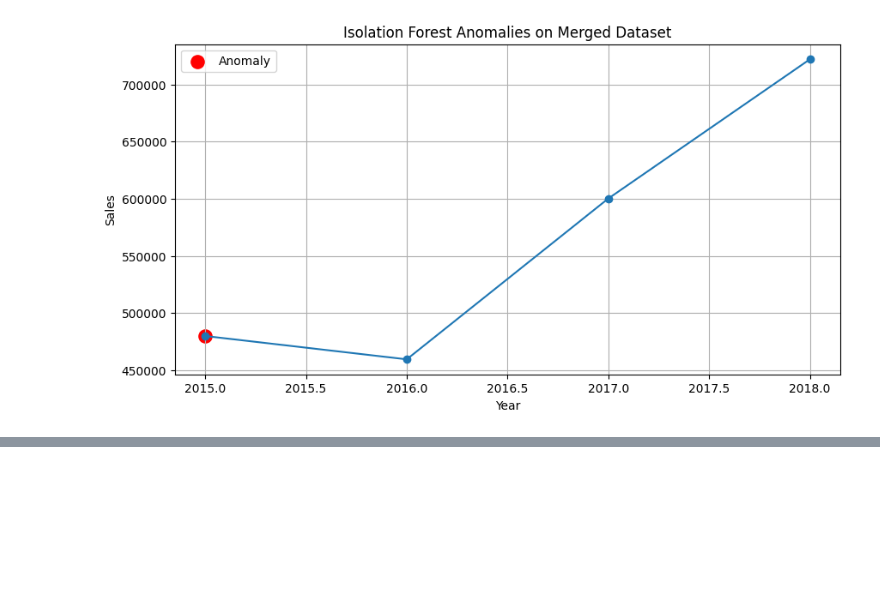
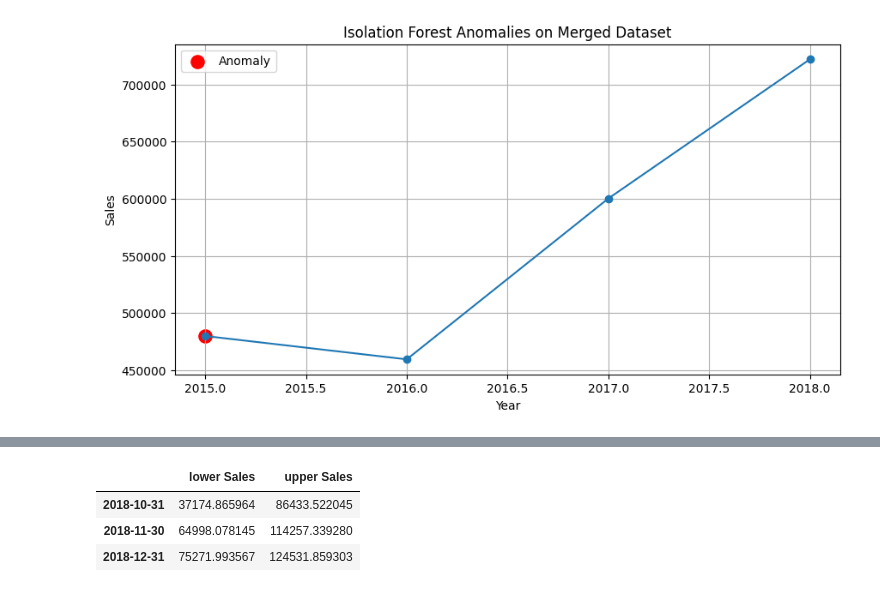
Before and after one commit to indrayani-m/end-to-end-sales-forecasting-demand-intelligence-system, a Jupyter notebook: analysis_week3_week4.ipynb, the cells around one changed output, grey strips where cells are left out. Drawn from its saved outputs; the diff is of its cells as text; code cells hidden in the pictures; blank space fills up the shorter version.

```diff
--- a/analysis_week3_week4.ipynb
+++ b/analysis_week3_week4.ipynb
@@ -1442,0 +1484,8 @@ plt.show()
+# %%
+confidence_intervals = future_forecast.conf_int()
+confidence_intervals
+# %% [output]
+|  | lower Sales | upper Sales |
+| 2018-10-31 | 37174.865964 | 86433.522045 |
+| 2018-11-30 | 64998.078145 | 114257.339280 |
+| 2018-12-31 | 75271.993567 | 124531.859303 |
```
Also changed, not shown: parts of 7 cells of this notebook.
